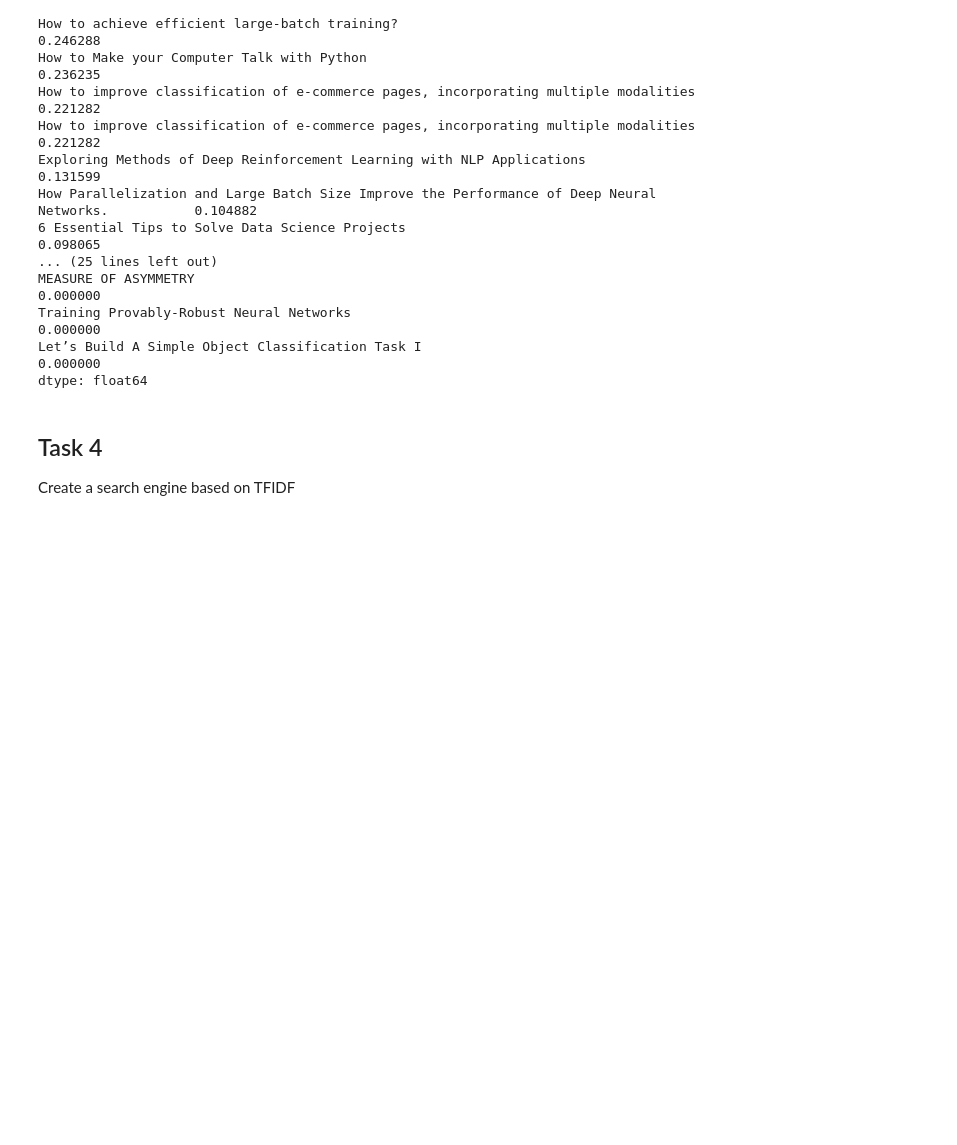
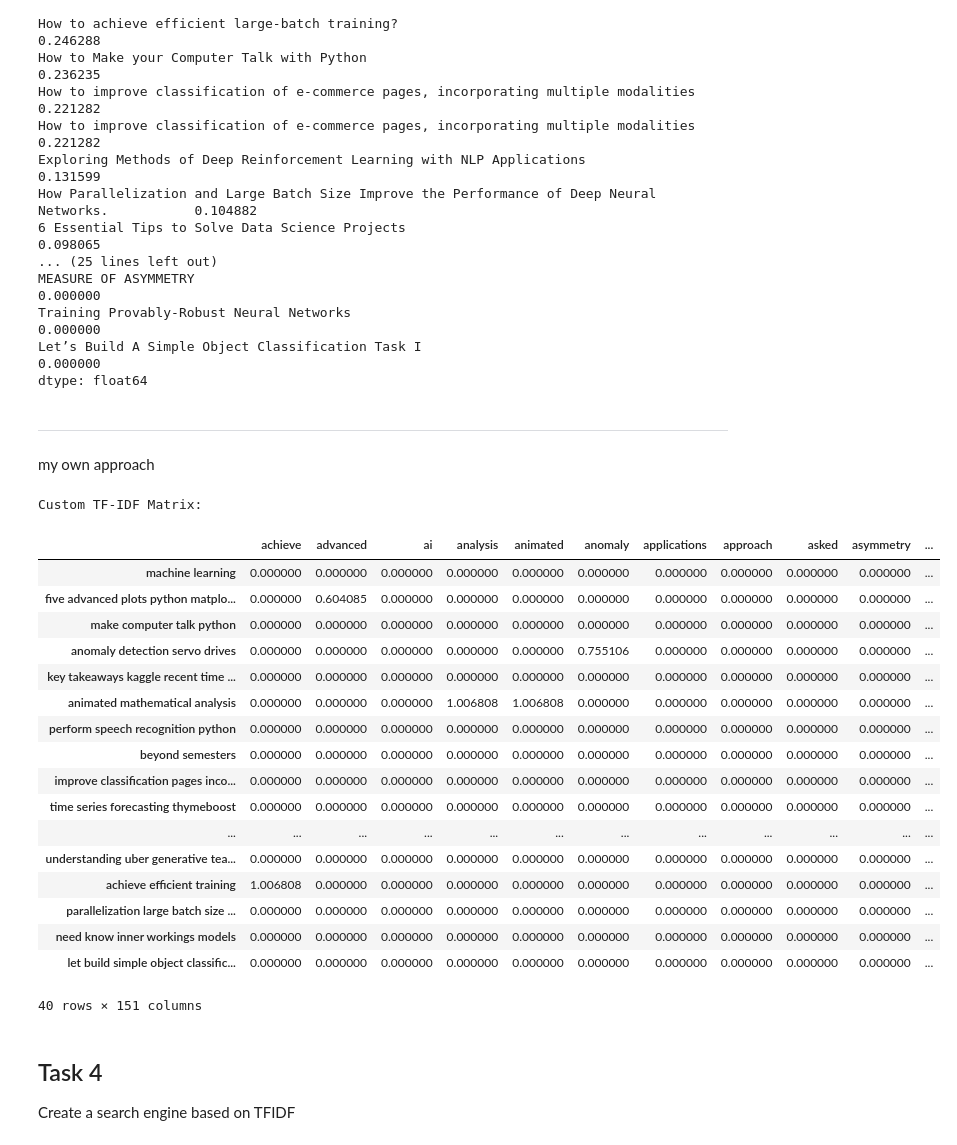
Before and after one commit to mmartyna123/InformationRetrieval, a Jupyter notebook: Lab4/Lab4.ipynb, the cells around one changed output. Cells and saved outputs as stored; diff of their text form; code cells hidden in the pictures; blank space fills up the shorter version.

```diff
--- a/Lab4/Lab4.ipynb
+++ b/Lab4/Lab4.ipynb
@@ -155,7 +155,7 @@ def preprocess_doc(doc, tokenizer=word_tokenize ,stemmer=None, lemmatizer=None,
     elif stemmer:
         processed = [stemmer.stem(word) for word in terms] # stem the words
     else:
-        raise ValueError("You must provide a stemmer or lemmatizer")
+        processed = terms
 
     return ' '. join(processed)
 # %%
@@ -342,6 +342,75 @@ MEASURE OF ASYMMETRY
 Training Provably-Robust Neural Networks                                                            0.000000
 Let’s Build A Simple Object Classification Task I                                                   0.000000
 dtype: float64
+# %% [markdown]
+----------
+my own approach
+# %%
+def compute_tf(doc):
+    """
+    Compute Term Frequency (TF) for a single document.
+    """
+    words = doc.split()
+    word_count = len(words)
+    tf = {word: words.count(word) / word_count for word in words}
+    return tf
+
+def compute_idf(corpus):
+    """
+    Compute Inverse Document Frequency (IDF) for all terms in the corpus.
+    """
+    num_docs = len(corpus)
+    idf = {}
+    all_words = set(word for doc in corpus for word in doc.split())
+    for word in all_words:
+        containing_docs = sum(1 for doc in corpus if word in doc.split())
+        idf[word] = np.log((num_docs + 1) / (containing_docs + 1))  # Add 1 to avoid division by zero
+    return idf
+
+
+def compute_tfidf(corpus):
+    """
+    Compute TF-IDF for the entire corpus.
+    """
+    idf = compute_idf(corpus)
+    tfidf = []
+    for doc in corpus:
+        tf = compute_tf(doc)
+        tfidf.append({word: tf[word] * idf[word] for word in tf})
+    return tfidf
+
+
+# processed_documents = [preprocess_doc(doc, tokenizer=wordpunct_tokenize,stemmer=lancaster) for doc in documents]
+processed_documents = [preprocess_doc(doc) for doc in documents]
+# Compute TF-IDF
+tfidf = compute_tfidf(processed_documents)
+
+# Convert to DataFrame
+all_words = set(word for doc in processed_documents for word in doc.split())
+tfidf_matrix = pd.DataFrame([{word: doc_tfidf.get(word, 0) for word in all_words} for doc_tfidf in tfidf], index=processed_documents).sort_index(axis=1)
+
+print("Custom TF-IDF Matrix:")
+tfidf_matrix
+# %% [output]
+Custom TF-IDF Matrix:
+|  | achieve | advanced | ai | analysis | animated | anomaly | applications | approach | asked | asymmetry | ... |
+| machine learning | 0.000000 | 0.000000 | 0.000000 | 0.000000 | 0.000000 | 0.000000 | 0.000000 | 0.000000 | 0.000000 | 0.000000 | ... |
+| five advanced plots python matplo... | 0.000000 | 0.604085 | 0.000000 | 0.000000 | 0.000000 | 0.000000 | 0.000000 | 0.000000 | 0.000000 | 0.000000 | ... |
+| make computer talk python | 0.000000 | 0.000000 | 0.000000 | 0.000000 | 0.000000 | 0.000000 | 0.000000 | 0.000000 | 0.000000 | 0.000000 | ... |
+| anomaly detection servo drives | 0.000000 | 0.000000 | 0.000000 | 0.000000 | 0.000000 | 0.755106 | 0.000000 | 0.000000 | 0.000000 | 0.000000 | ... |
+| key takeaways kaggle recent time ... | 0.000000 | 0.000000 | 0.000000 | 0.000000 | 0.000000 | 0.000000 | 0.000000 | 0.000000 | 0.000000 | 0.000000 | ... |
+| animated mathematical analysis | 0.000000 | 0.000000 | 0.000000 | 1.006808 | 1.006808 | 0.000000 | 0.000000 | 0.000000 | 0.000000 | 0.000000 | ... |
+| perform speech recognition python | 0.000000 | 0.000000 | 0.000000 | 0.000000 | 0.000000 | 0.000000 | 0.000000 | 0.000000 | 0.000000 | 0.000000 | ... |
+| beyond semesters | 0.000000 | 0.000000 | 0.000000 | 0.000000 | 0.000000 | 0.000000 | 0.000000 | 0.000000 | 0.000000 | 0.000000 | ... |
+| improve classification pages inco... | 0.000000 | 0.000000 | 0.000000 | 0.000000 | 0.000000 | 0.000000 | 0.000000 | 0.000000 | 0.000000 | 0.000000 | ... |
+| time series forecasting thymeboost | 0.000000 | 0.000000 | 0.000000 | 0.000000 | 0.000000 | 0.000000 | 0.000000 | 0.000000 | 0.000000 | 0.000000 | ... |
+| ... | ... | ... | ... | ... | ... | ... | ... | ... | ... | ... | ... |
+| understanding uber generative tea... | 0.000000 | 0.000000 | 0.000000 | 0.000000 | 0.000000 | 0.000000 | 0.000000 | 0.000000 | 0.000000 | 0.000000 | ... |
+| achieve efficient training | 1.006808 | 0.000000 | 0.000000 | 0.000000 | 0.000000 | 0.000000 | 0.000000 | 0.000000 | 0.000000 | 0.000000 | ... |
+| parallelization large batch size ... | 0.000000 | 0.000000 | 0.000000 | 0.000000 | 0.000000 | 0.000000 | 0.000000 | 0.000000 | 0.000000 | 0.000000 | ... |
+| need know inner workings models | 0.000000 | 0.000000 | 0.000000 | 0.000000 | 0.000000 | 0.000000 | 0.000000 | 0.000000 | 0.000000 | 0.000000 | ... |
+| let build simple object classific... | 0.000000 | 0.000000 | 0.000000 | 0.000000 | 0.000000 | 0.000000 | 0.000000 | 0.000000 | 0.000000 | 0.000000 | ... |
+40 rows × 151 columns
 # %% [markdown]
 ## Task 4
 Create a search engine based on TFIDF
```
Also changed, not shown: parts of 5 cells of this notebook.
